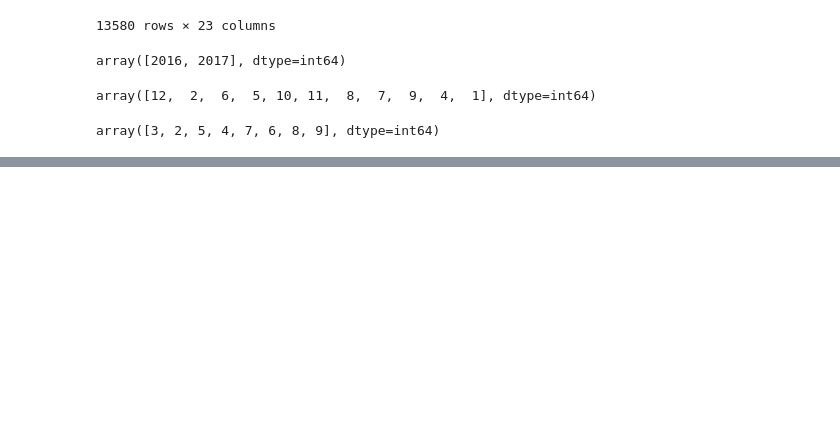
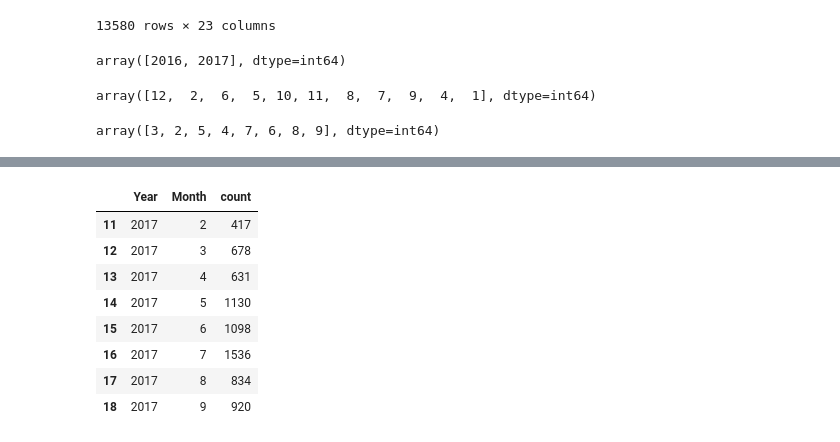
Before and after one commit to tche562/Project_DataAnalysis, a Jupyter notebook: Jupyter_DataA.ipynb, the cells around one changed output, grey strips where cells are left out. Cells and saved outputs as stored; diff of their text form; code cells hidden in the pictures; blank space fills up the shorter version.

```diff
--- a/Jupyter_DataA.ipynb
+++ b/Jupyter_DataA.ipynb
@@ -92,0 +132,13 @@ array([3, 2, 5, 4, 7, 6, 8, 9], dtype=int64)
+# %%
+df_year_month_sale_2017 = df_year_month_sale[df_year_month_sale['Year']==2017]
+df_year_month_sale_2017
+# %% [output]
+|  | Year | Month | count |
+| 11 | 2017 | 2 | 417 |
+| 12 | 2017 | 3 | 678 |
+| 13 | 2017 | 4 | 631 |
+| 14 | 2017 | 5 | 1130 |
+| 15 | 2017 | 6 | 1098 |
+| 16 | 2017 | 7 | 1536 |
+| 17 | 2017 | 8 | 834 |
+| 18 | 2017 | 9 | 920 |
```
Also changed, not shown: parts of 7 cells of this notebook.
